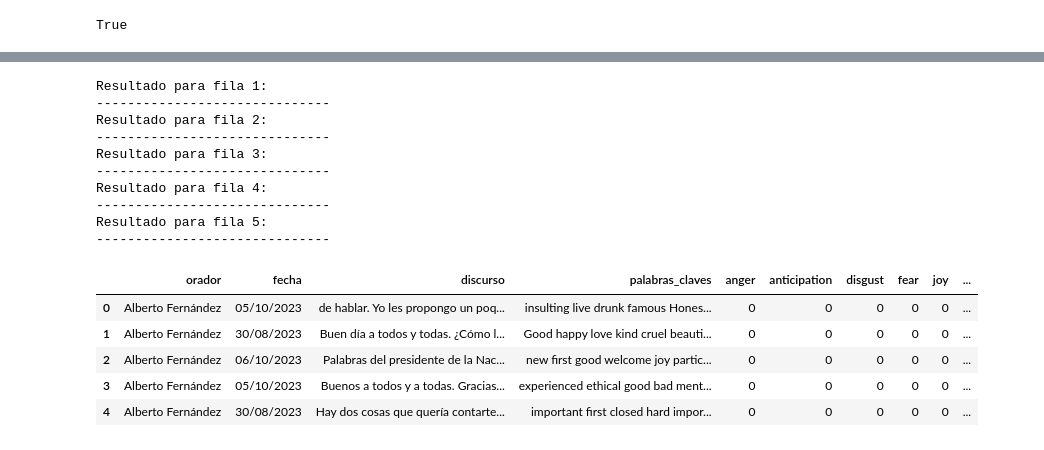
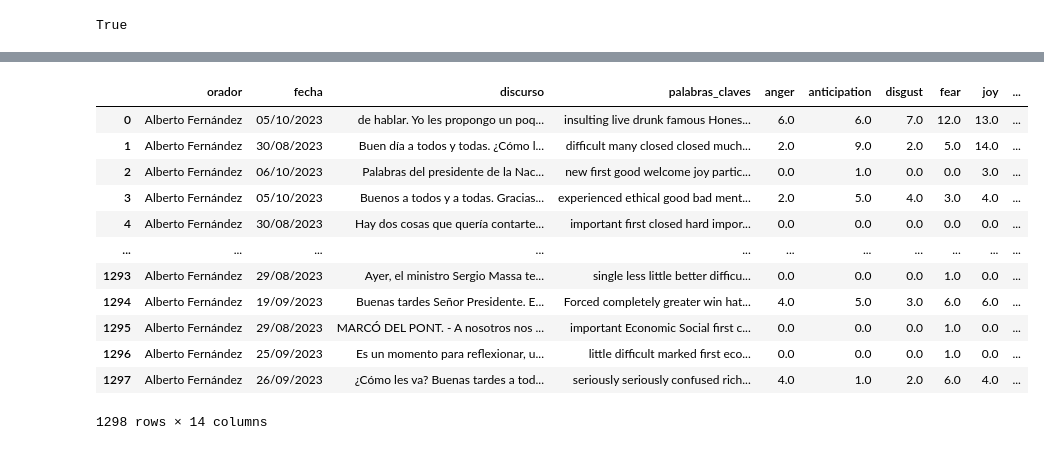
Before and after one commit to jmdieguez/discursos, a Jupyter notebook: analisis-sentimiento.ipynb, the cells around one changed output, grey strips where cells are left out. Cells and saved outputs as stored; diff of their text form; code cells hidden in the pictures.

```diff
--- a/analisis-sentimiento.ipynb
+++ b/analisis-sentimiento.ipynb
@@ -129,27 +163,16 @@ def emotions(discurso):
-# %%
-for index, row in h.iterrows():
-    emociones = emotions(row["palabras_claves"])
-    for emocion, valor in emociones.items():
-        h[emocion] = valor
-
-    print("-" * 30)
-# %% [output]
-Resultado para fila 1:
-------------------------------
-Resultado para fila 2:
-------------------------------
-Resultado para fila 3:
-------------------------------
-Resultado para fila 4:
-------------------------------
-Resultado para fila 5:
-------------------------------
-# %%
-    h
-# %% [output]
-|  | orador | fecha | discurso | palabras_claves | anger | anticipation | disgust | fear | joy | ... |
-| 0 | Alberto Fernández | 05/10/2023 | de hablar. Yo les propongo un poq... | insulting live drunk famous Hones... | 0 | 0 | 0 | 0 | 0 | ... |
-| 1 | Alberto Fernández | 30/08/2023 | Buen día a todos y todas. ¿Cómo l... | Good happy love kind cruel beauti... | 0 | 0 | 0 | 0 | 0 | ... |
-| 2 | Alberto Fernández | 06/10/2023 | Palabras del presidente de la Nac... | new first good welcome joy partic... | 0 | 0 | 0 | 0 | 0 | ... |
-| 3 | Alberto Fernández | 05/10/2023 | Buenos a todos y a todas. Gracias... | experienced ethical good bad ment... | 0 | 0 | 0 | 0 | 0 | ... |
-| 4 | Alberto Fernández | 30/08/2023 | Hay dos cosas que quería contarte... | important first closed hard impor... | 0 | 0 | 0 | 0 | 0 | ... |
+# %%
+df
+# %% [output]
+|  | orador | fecha | discurso | palabras_claves | anger | anticipation | disgust | fear | joy | ... |
+| 0 | Alberto Fernández | 05/10/2023 | de hablar. Yo les propongo un poq... | insulting live drunk famous Hones... | 6.0 | 6.0 | 7.0 | 12.0 | 13.0 | ... |
+| 1 | Alberto Fernández | 30/08/2023 | Buen día a todos y todas. ¿Cómo l... | difficult many closed closed much... | 2.0 | 9.0 | 2.0 | 5.0 | 14.0 | ... |
+| 2 | Alberto Fernández | 06/10/2023 | Palabras del presidente de la Nac... | new first good welcome joy partic... | 0.0 | 1.0 | 0.0 | 0.0 | 3.0 | ... |
+| 3 | Alberto Fernández | 05/10/2023 | Buenos a todos y a todas. Gracias... | experienced ethical good bad ment... | 2.0 | 5.0 | 4.0 | 3.0 | 4.0 | ... |
+| 4 | Alberto Fernández | 30/08/2023 | Hay dos cosas que quería contarte... | important first closed hard impor... | 0.0 | 0.0 | 0.0 | 0.0 | 0.0 | ... |
+| ... | ... | ... | ... | ... | ... | ... | ... | ... | ... | ... |
+| 1293 | Alberto Fernández | 29/08/2023 | Ayer, el ministro Sergio Massa te... | single less little better difficu... | 0.0 | 0.0 | 0.0 | 1.0 | 0.0 | ... |
+| 1294 | Alberto Fernández | 19/09/2023 | Buenas tardes Señor Presidente. E... | Forced completely greater win hat... | 4.0 | 5.0 | 3.0 | 6.0 | 6.0 | ... |
+| 1295 | Alberto Fernández | 29/08/2023 | MARCÓ DEL PONT. - A nosotros nos ... | important Economic Social first c... | 0.0 | 0.0 | 0.0 | 1.0 | 0.0 | ... |
+| 1296 | Alberto Fernández | 25/09/2023 | Es un momento para reflexionar, u... | little difficult marked first eco... | 0.0 | 0.0 | 0.0 | 1.0 | 0.0 | ... |
+| 1297 | Alberto Fernández | 26/09/2023 | ¿Cómo les va? Buenas tardes a tod... | seriously seriously confused rich... | 4.0 | 1.0 | 2.0 | 6.0 | 4.0 | ... |
+1298 rows × 14 columns
```
Also changed, not shown: parts of 7 cells of this notebook, 1 other file.
